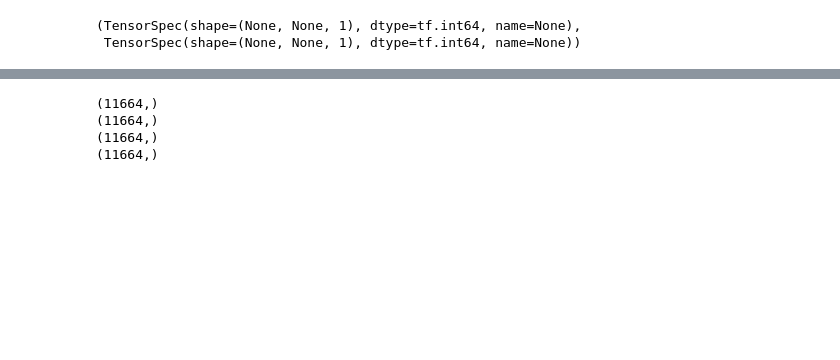
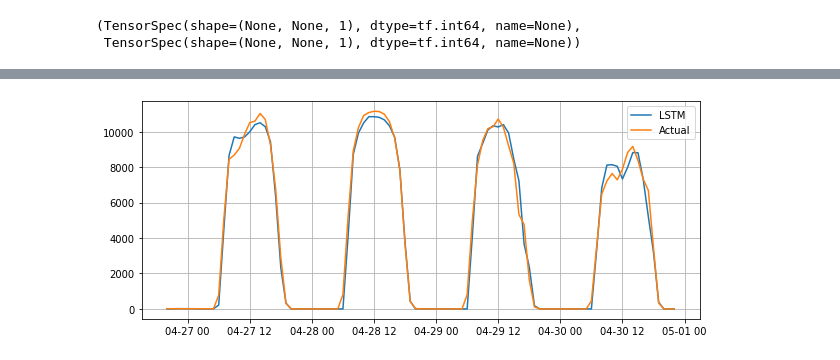
Before and after one commit to dlevonian/california_renewables, a Jupyter notebook: caiso_forecast.ipynb, the cells around one changed output, grey strips where cells are left out. Drawn from its saved outputs; the diff is of its cells as text; code cells hidden in the pictures; blank space fills up the shorter version.

```diff
--- a/caiso_forecast.ipynb
+++ b/caiso_forecast.ipynb
@@ -456,13 +481,7 @@ print(keras.metrics.mean_absolute_error(x_test, lstm_forecast).numpy())
 # 168 hours    kernel_size=8
 # 115736.87
 # 185.73268
-# %%
-print(naive_forecast.shape)
-print(diff_forecast.shape)
-print(sarima_forecast.shape)
-print(lstm_forecast.shape)
-# %% [output]
-(11664,)
-(11664,)
-(11664,)
-(11664,)
+# %%
+plot_series((-100,-1), time_test, {'LSTM': lstm_forecast, 'Actual': x_test})
+# %% [output]
+[figure, added]
```
Also changed, not shown: parts of 30 cells of this notebook.
